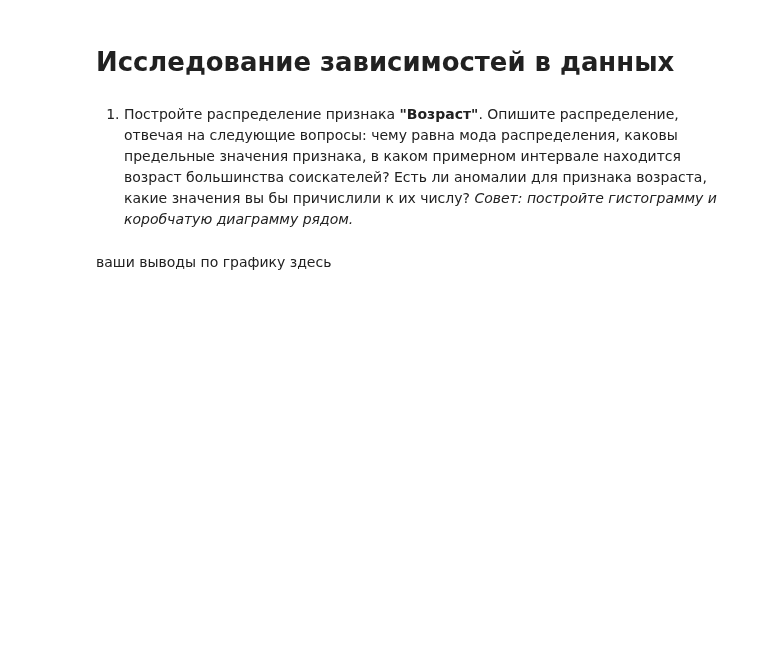
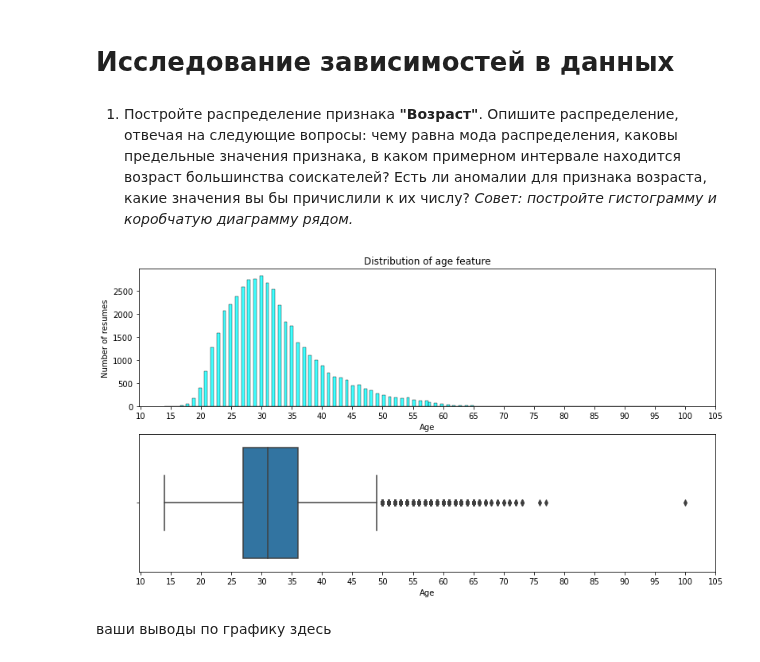
Before and after one commit to FreeRadical1320/sf_data_science, a Jupyter notebook: project_1/Project_1 Analysis of vacancies on hh.ru.ipynb, the cells around one changed output. Saved outputs shown, nothing was run; the diff lists cells and outputs as text; code cells hidden in the pictures; blank space fills up the shorter version.

```diff
--- a/project_1/Project_1 Analysis of vacancies on hh.ru.ipynb
+++ b/project_1/Project_1 Analysis of vacancies on hh.ru.ipynb
@@ -499,5 +499,8 @@ hh_df['ЗП (руб)'] = (hh_df['Зарплата(сумма)']*hh_df['close'])/
 
 # Median salary in RUR
 display(hh_df['ЗП (руб)'].median())
+
+# Delete old features
+hh_df.drop(['Зарплата(сумма)', 'Зарплата(валюта)', 'close', 'proportion'], axis= 1, inplace=True)
 # %% [output]
 59019.0
@@ -507,4 +520,29 @@ display(hh_df['ЗП (руб)'].median())
 1. Постройте распределение признака **"Возраст"**. Опишите распределение, отвечая на следующие вопросы: чему равна мода распределения, каковы предельные значения признака, в каком примерном интервале находится возраст большинства соискателей? Есть ли аномалии для признака возраста, какие значения вы бы причислили к их числу?
 *Совет: постройте гистограмму и коробчатую диаграмму рядом.*
 # %%
-# ваш код здесь
+# Coordinate system
+fig, axes = plt.subplots(nrows=2, ncols=1, figsize=(13, 7))
+
+# Draw the hyistogram
+sns.histplot(
+    data=hh_df,
+    x=hh_df['Возраст'],
+    color="cyan",
+    ax=axes[0]
+);
+axes[0].set_title('Distribution of age feature');
+axes[0].set_xlabel('Age')
+axes[0].set_ylabel('Number of resumes')
+axes[0].set_xticks([x*5 for x in range(2, 22)])
+
+# Draw the boxplot
+sns.boxplot(
+    data=hh_df,
+    x='Возраст',
+    orient='h',
+    ax=axes[1]
+);
+axes[1].set_xlabel('Age');
+axes[1].set_xticks([x*5 for x in range(2, 22)]);
+# %% [output]
+[figure, added]
```
Also changed, not shown: parts of 2 cells of this notebook.
